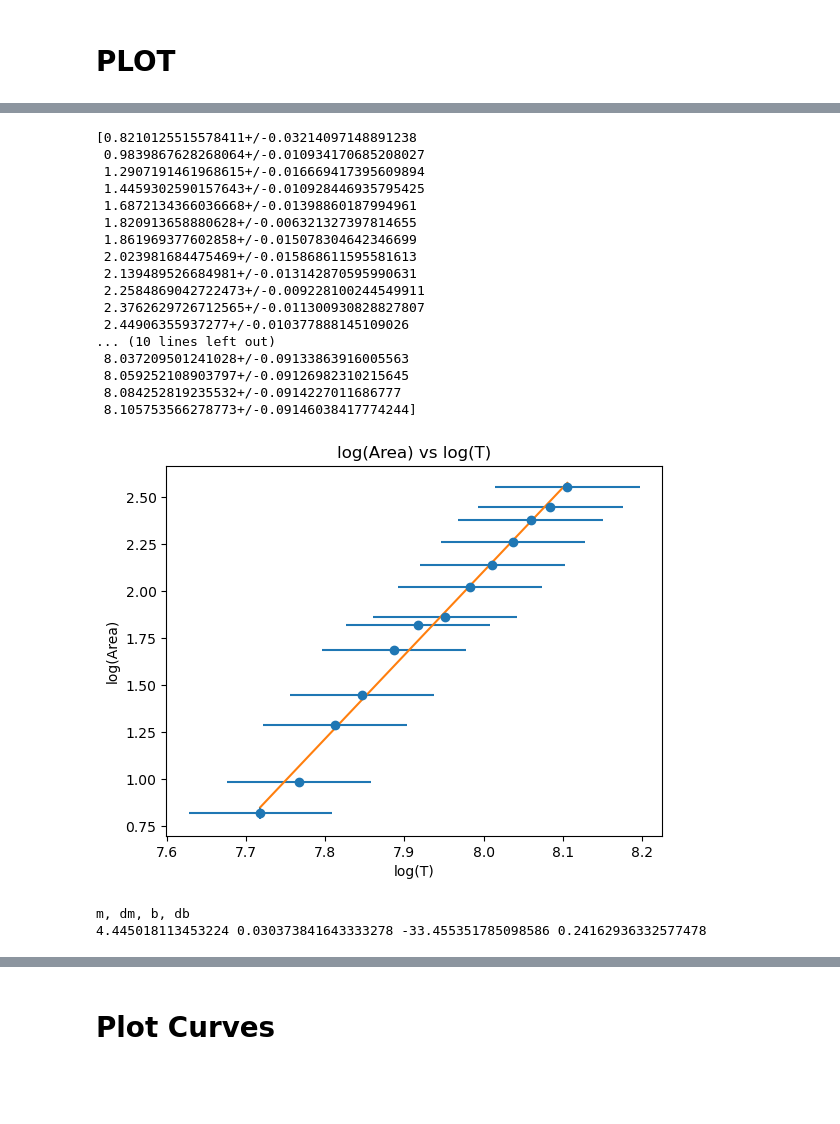
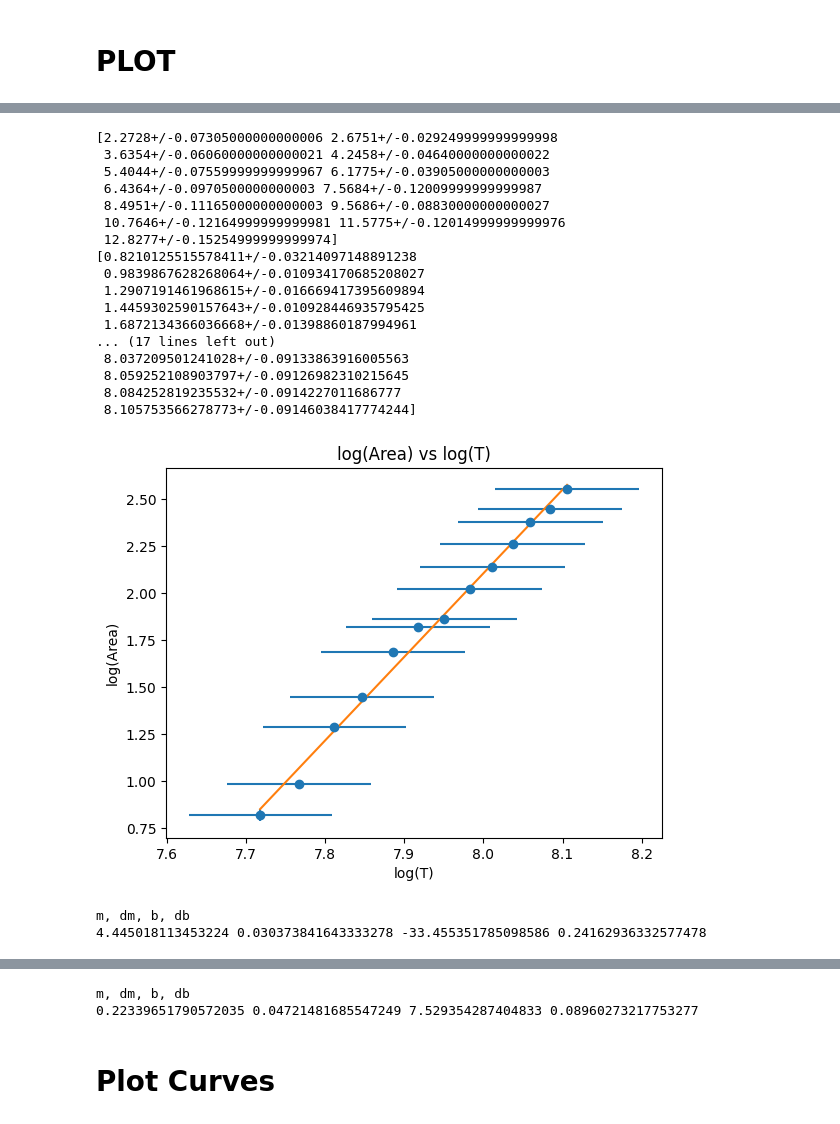
Before and after one commit to AG2048/phy-294-blackbody-radiation, a Jupyter notebook: data_process.ipynb, the cells around one changed output, grey strips where cells are left out. Cells and saved outputs as stored; diff of their text form; code cells hidden in the pictures; blank space fills up the shorter version.

```diff
--- a/data_process.ipynb
+++ b/data_process.ipynb
@@ -11,10 +11,14 @@ import matplotlib.pyplot as plt
 init_angle = 80.298477 * np.pi / 180
 u_init_angle = 0.0653968006 * np.pi / 180
 
+# March 20 number:
+# init_angle = 77.313665 * np.pi / 180
+# u_init_angle = 0.1026828899 * np.pi / 180
+
 
 # data.txt contains the following columns:
 # voltage, current, current uncertainty, angle, empty, empty, area, area_min, area_max
-data = np.loadtxt('data_mar20.txt', skiprows=1)
+data = np.loadtxt('data_mar13.txt', skiprows=1)
 
 voltage = data[:, 0]
 current = data[:, 1]
@@ -49,6 +53,7 @@ angle = init_angle - angle
 n = unp.sqrt((2/3**0.5 * unp.sin(angle) + 0.5)**2 + 3/4)
 A = unc.ufloat(13900, 100)
 B = unc.ufloat(1.689, 0.001)
+print(n)
 wavelength = unp.sqrt(A / (n - B))
 print("wavelength:")
 print(wavelength)
@@ -165,42 +179,58 @@ m, dm, b, db
 # plot error bars
 log_area = unp.log(area)
 log_area_value = np.array([a.n for a in log_area])
 log_area_u = np.array([a.s for a in log_area])
 log_T = unp.log(T)
 log_T_value = np.array([t.n for t in log_T])
 log_T_u = np.array([t.s for t in log_T])
+print(area)
 print(log_area)
 print(log_T)
 # plot log(area) vs log(T)
-plt.errorbar(log_T_value, log_area_value, xerr=T_u/T_value, yerr=log_area_u, fmt='o')
+plt.errorbar(log_T_value, log_area_value, xerr=log_T_u, yerr=log_area_u, fmt='o')
 m, dm, b, db = compute_line_fit_m_um_b_ub(log_T_value, log_area_value, log_T_u, log_area_u)
 x = np.linspace(min(log_T_value), max(log_T_value), 1000)
 y = m * x + b
 plt.plot(x, y, label='y = {:.3f}x + {:.3f}'.format(m, b))
 plt.xlabel('log(T)')
 plt.ylabel('log(Area)')
 plt.title('log(Area) vs log(T)')
 plt.show()
 print("m, dm, b, db")
 print(m, dm, b, db)
+
+
+# Plot inverse
+
+plt.errorbar(log_area_value, log_T_value, xerr=log_area_u, yerr=log_T_u, fmt='o')
+m, dm, b, db = compute_line_fit_m_um_b_ub(log_area_value, log_T_value, log_area_u, log_T_u)
+x = np.linspace(min(log_area_value), max(log_area_value), 1000)
+y = m * x + b
+plt.plot(x, y, label='y = {:.3f}x + {:.3f}'.format(m, b))
+plt.xlabel('log(Area)')
+plt.ylabel('log(T)')
+plt.title('log(T) vs log(Area)')
+plt.show()
+print("m, dm, b, db")
+print(m, dm, b, db)
 # %% [output]
+[2.2728+/-0.07305000000000006 2.6751+/-0.029249999999999998
+ 3.6354+/-0.06060000000000021 4.2458+/-0.04640000000000022
+ 5.4044+/-0.07559999999999967 6.1775+/-0.03905000000000003
+ 6.4364+/-0.0970500000000003 7.5684+/-0.12009999999999987
+ 8.4951+/-0.11165000000000003 9.5686+/-0.08830000000000027
+ 10.7646+/-0.12164999999999981 11.5775+/-0.12014999999999976
+ 12.8277+/-0.15254999999999974]
 [0.8210125515578411+/-0.03214097148891238
  0.9839867628268064+/-0.010934170685208027
  1.2907191461968615+/-0.016669417395609894
  1.4459302590157643+/-0.010928446935795425
  1.6872134366036668+/-0.01398860187994961
- 1.820913658880628+/-0.006321327397814655
- 1.861969377602858+/-0.015078304642346699
- 2.023981684475469+/-0.015868611595581613
- 2.139489526684981+/-0.013142870595990631
- 2.2584869042722473+/-0.009228100244549911
- 2.3762629726712565+/-0.011300930828827807
- 2.44906355937277+/-0.010377888145109026
-... (10 lines left out)
+... (17 lines left out)
  8.037209501241028+/-0.09133863916005563
  8.059252108903797+/-0.09126982310215645
  8.084252819235532+/-0.0914227011686777
  8.105753566278773+/-0.09146038417774244]
-[figure, old version]
+[figure, new version]
 m, dm, b, db
 4.445018113453224 0.030373841643333278 -33.455351785098586 0.24162936332577478
@@ -207,2 +238,4 @@ m, dm, b, db
+m, dm, b, db
+0.22339651790572035 0.04721481685547249 7.529354287404833 0.08960273217753277
 # %% [markdown]
 # Plot Curves
```
Also changed, not shown: parts of 6 cells of this notebook.
